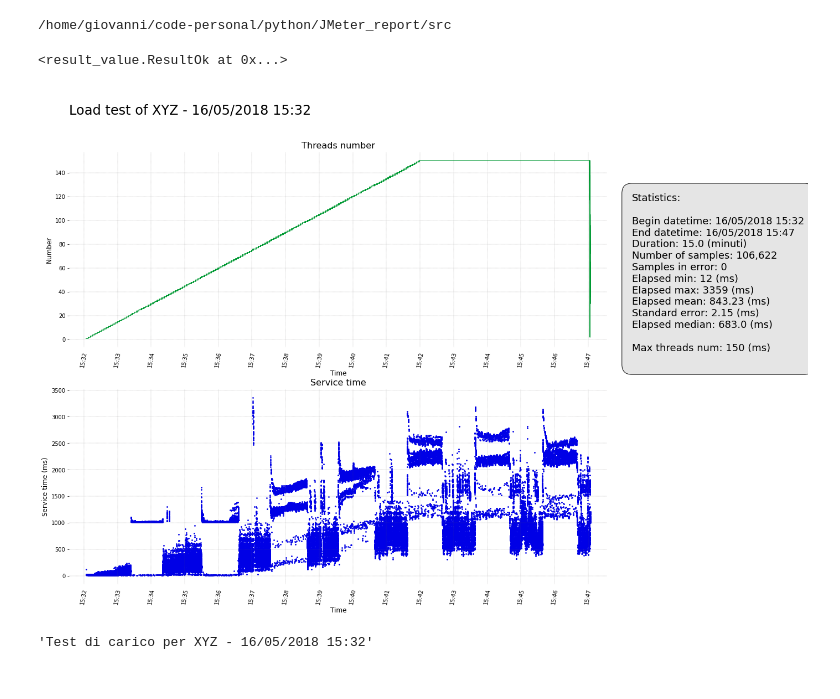
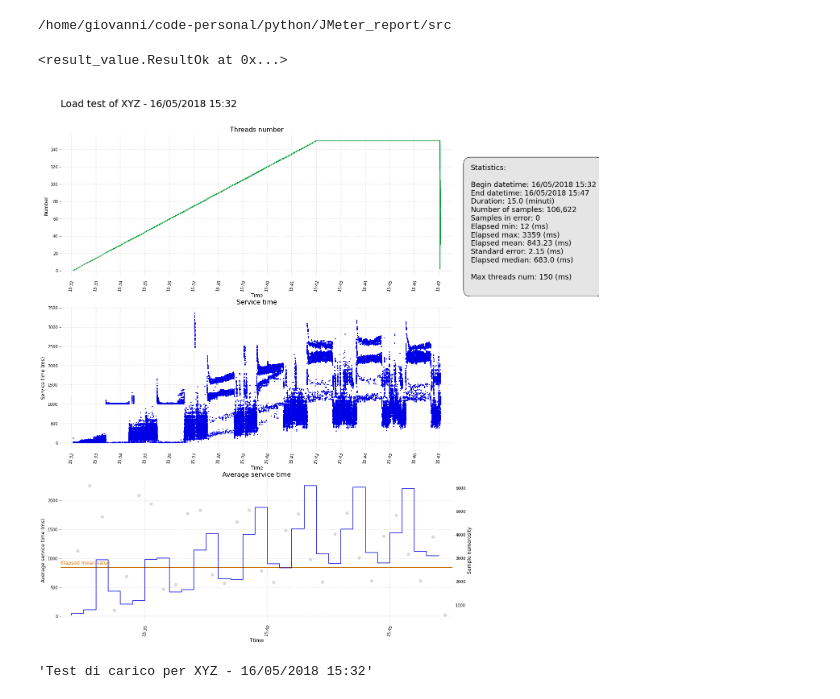
Before and after one commit to p-giovanni/JMeter_report, a Jupyter notebook: notebook/JMeter_Report.ipynb, the cells around one changed output. Saved outputs shown, nothing was run; the diff lists cells and outputs as text; code cells hidden in the pictures.

```diff
--- a/notebook/JMeter_Report.ipynb
+++ b/notebook/JMeter_Report.ipynb
@@ -75,34 +76,42 @@ fig0 = plt.figure(figsize=(21, 40)) #, constrained_layout=True)
 
 gs1 = gridspec.GridSpec(6, 2
                        ,figure=fig0
                        ,hspace=0.25
                        ,wspace=0.01
                        ,height_ratios=[1, 10, 10, 10, 10, 10]
                        ,width_ratios=[10, 2])
 ax = []
 
 idx = 0
 ax.append(fig0.add_subplot(gs1[0,0]))
 text = picture_title_text(labels["picture_title"][0],  global_stats())
 if text.is_ok() == True:
     text_box(ax[idx], text(), fontsize=labels["picture_title"][1])
 
 idx += 1
 ax.append(fig0.add_subplot(gs1[1,0]))
 threads_chart(ax=ax[idx], df=df, labels=labels, time_limits=time_limits)
 
 idx += 1
 ax.append(fig0.add_subplot(gs1[1, 1]))
 stats_txt = statistics_box_text(global_stats(), labels)
 if text.is_ok() == True:
     text_box(ax[idx], stats_txt(), fontsize=labels['statistics'][1], y=0.35, colors=["#e5e5e5", "#000000", "#000000"],x=0.2)
 
 idx += 1
 ax.append(fig0.add_subplot(gs1[2,0]))
 elapsed_chart(ax=ax[idx], df=df, errors_df=df_errors, labels=labels, time_limits=time_limits)
+
+idx += 1
+ax.append(fig0.add_subplot(gs1[3,0]))
+elapsed_binned_chart(ax[idx]
+                    ,binned_df=df_binned
+                    ,global_statistics=global_stats()
+                    ,labels=labels
+                    ,time_limits=time_limits)
 # %% [output]
 <result_value.ResultOk at 0x...>
-[figure, old version]
+[figure, new version]
 # %%
 picture_title_text(labels()["picture_title"][0],  global_stats())()
 # %% [output]
```
Also changed, not shown: parts of 1 cell of this notebook, 1 other file.
